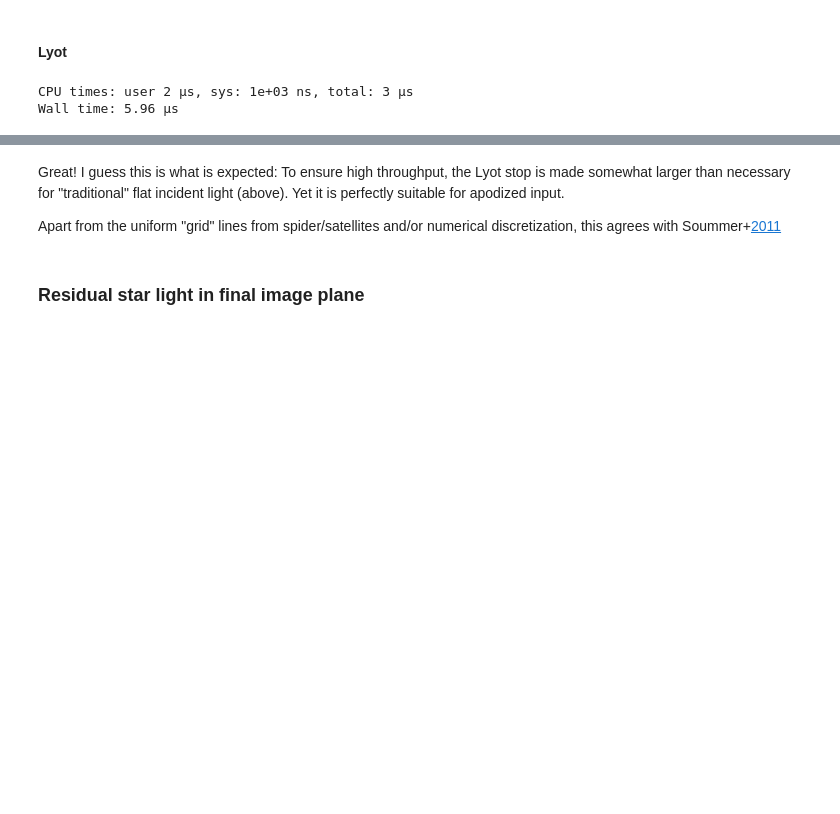
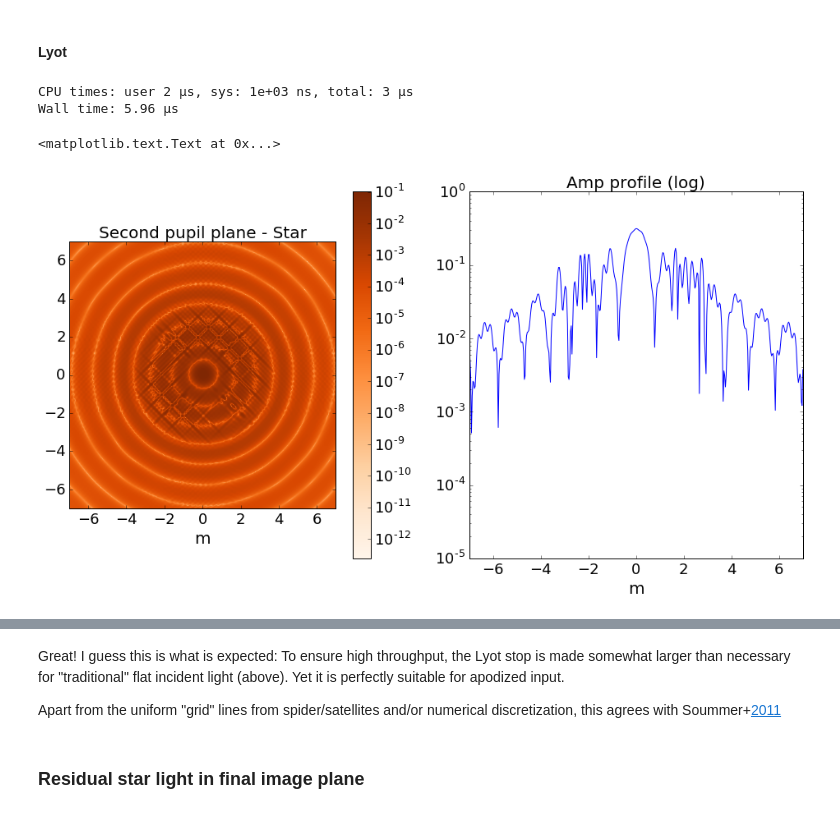
Before and after one commit to Mipanox/GPI_stuff, a Jupyter notebook: notebooks/lyot_test.ipynb, the cells around one changed output, grey strips where cells are left out. Drawn from its saved outputs; the diff is of its cells as text; code cells hidden in the pictures; blank space fills up the shorter version.

```diff
--- a/notebooks/lyot_test.ipynb
+++ b/notebooks/lyot_test.ipynb
@@ -387,3 +400,15 @@ CPU times: user 2 µs, sys: 1e+03 ns, total: 3 µs
 Wall time: 5.96 µs
 # %%
 Str_lyo_ef = Str_2pup_ef * lyo_h_p
+# %%
+plt.figure(figsize=(16,8))
+plt.subplot(121); plt.imshow(abs(Str_2pup_ef)**2,origin='lower',
+                             extent=(px_min,px_max,py_min,py_max),cmap='Oranges',norm=LogNorm())
+plt.title('Second pupil plane - Star'); #plt.clim(0,0.15)
+plt.xlim(-7,7); plt.ylim(-7,7); plt.colorbar(); plt.xlabel('m')
+
+plt.subplot(122); plt.plot(plin,abs(Str_2pup_ef)[int(N_pix/2),:])
+plt.xlim(-7,7); plt.title('Amp profile (log)'); plt.yscale('log'); plt.xlabel('m')
+# %% [output]
+<matplotlib.text.Text at 0x...>
+[figure, added]
```
Also changed, not shown: parts of 5 cells of this notebook, 5 other files.
